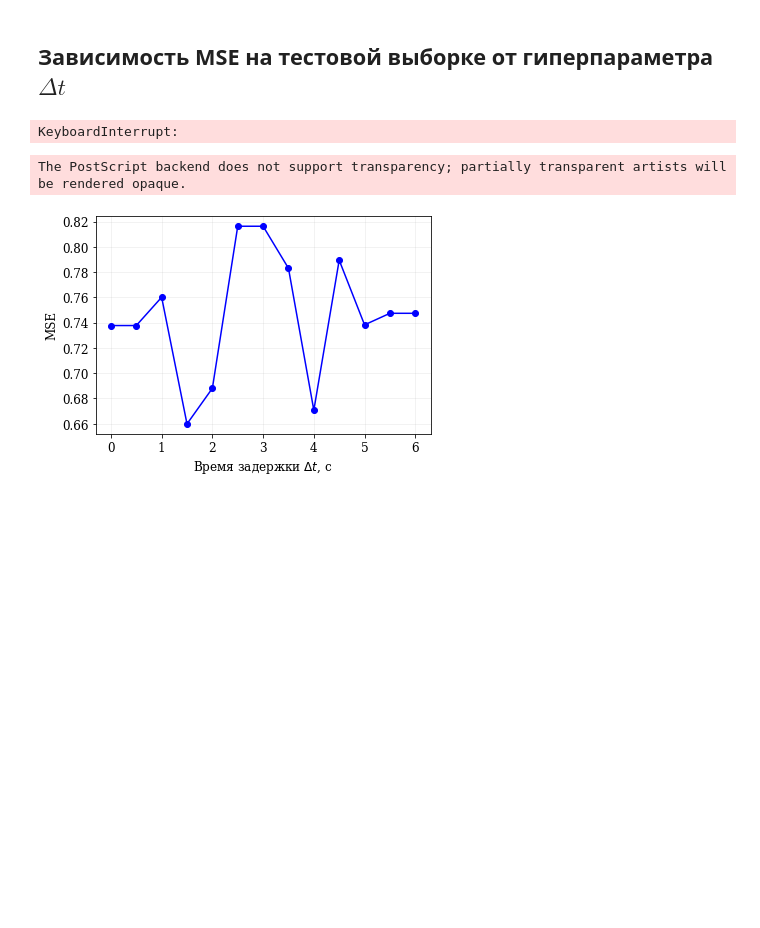
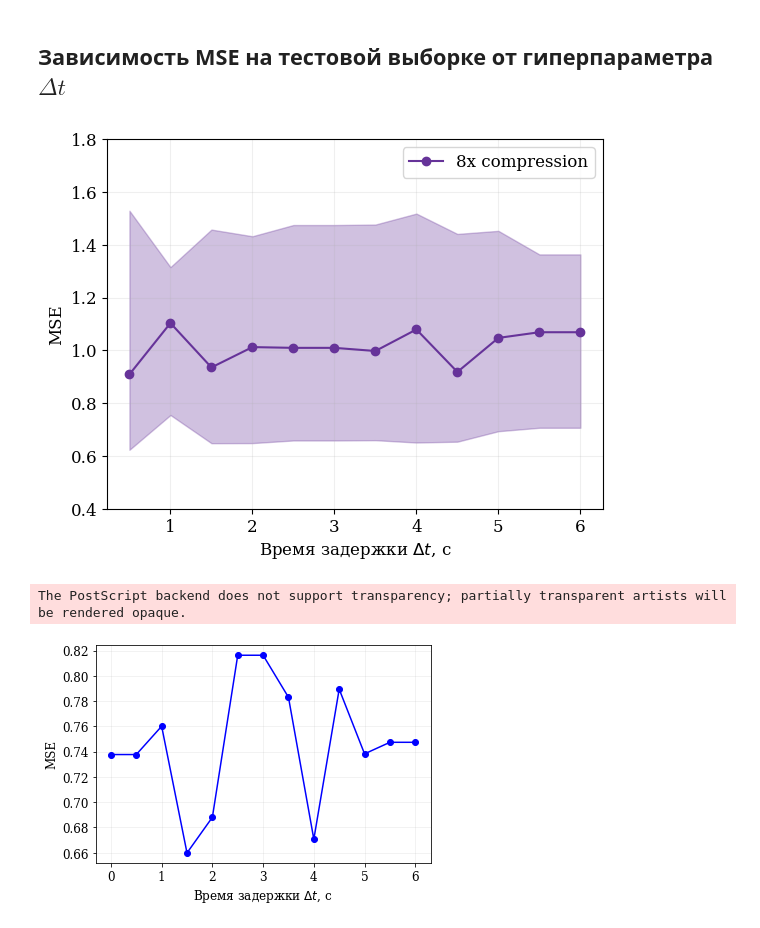
Before and after one commit to intsystems/2023-Project-112, a Jupyter notebook: code/main_experiment/main.ipynb, the cells around one changed output. Drawn from its saved outputs; the diff is of its cells as text; code cells hidden in the pictures; blank space fills up the shorter version.

Commit message:
new plot

```diff
--- a/code/main_experiment/main.ipynb
+++ b/code/main_experiment/main.ipynb
@@ -21,3 +19,5 @@ figures = "../figures"
+# %%
+figures = os.path.join(os.path.dirname(os.path.dirname(os.getcwd())), "figures")
 # %% [markdown]
 # Работа с данными
 # %% [markdown]
@@ -71,7 +71,7 @@ def tensors_to_vectors():
 # %%
 #vector_list = [vector for vector in tensors_to_vectors()]
 #np.save("vector_list", vector_list)
-vector_list = np.load("vector_list.npy")
+vector_list = np.load(os.path.join(os.path.dirname(os.path.dirname(os.getcwd())), "src", "vector_list.npy"))
 # %% [markdown]
 ## Снимки фМРТ
 # %%
@@ -232,7 +233,7 @@ def get_model_result(dt=4, sub='04', compression=True, coef=4, train_size=0.7):
     return output
 # %%
 %%time
-output = get_model_result(dt=4, sub='04', compression=False, coef=1, train_size=0.7)
+output = get_model_result(dt=4, sub='04', compression=True, coef=8, train_size=0.7)
 MSE_train, MSE_test, Y_test, Y_test_predicted, d1, d2, d3 = output
 print(f"MSE_train = {MSE_train:.2f}, MSE_test = {MSE_test:.2f}")
 # %% [output]
@@ -252,8 +254,25 @@ for sub in subs_with_fmri:
         mse.append(MSE_test)
 
     mse_matrix.append(mse)
-# %% [output]
-KeyboardInterrupt:
+# %%
+mse_matrix = np.array(mse_matrix)
+means = np.array([vector.mean() for vector in mse_matrix.T])
+stds = np.array([vector.std() for vector in mse_matrix.T])
+# %%
+plt.rcParams.update({'font.size': 12})
+plt.rc("font", family='serif')
+
+plt.plot(t, mse_matrix[0], marker='o', color="rebeccapurple", label="8x compression")
+plt.fill_between(t, means - stds, means + stds, color="rebeccapurple", alpha = 0.3)
+plt.xlabel("Время задержки $\Delta t$, с")
+plt.ylabel("MSE")
+plt.ylim(0.4, 1.8)
+plt.legend()
+plt.grid(alpha=0.2)
+
+plt.savefig(os.path.join(figures, "subs_MSE_dt.pdf"), bbox_inches="tight")
+# %% [output]
+[figure, added]
 # %%
 plt.rcParams.update({'font.size': 12})
 plt.rc("font", family='serif')
```
Also changed, not shown: parts of 6 cells of this notebook, 2 other files.
